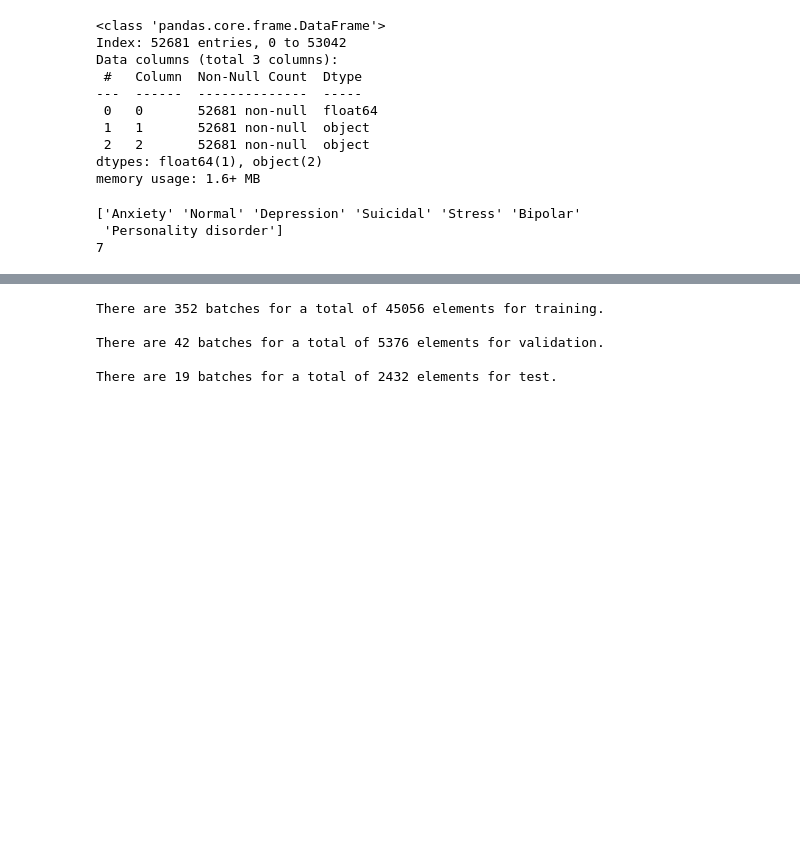
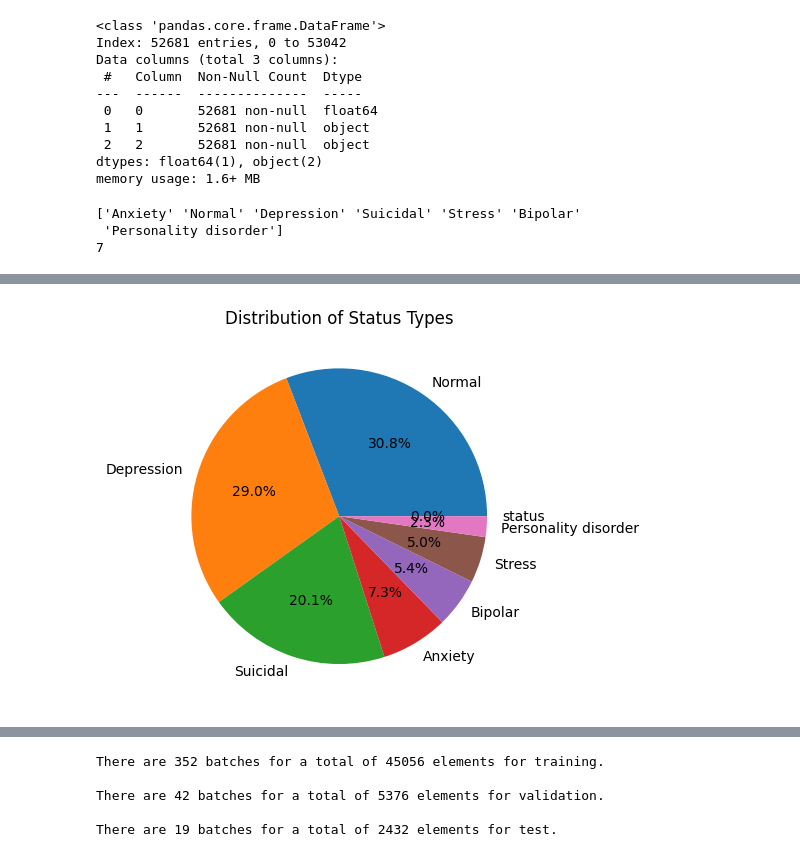
Before and after one commit to prasetyodidi/capstone-mental-health, a Jupyter notebook: mental_health_tensorflow.ipynb, the cells around one changed output, grey strips where cells are left out. Saved outputs shown, nothing was run; the diff lists cells and outputs as text; code cells hidden in the pictures; blank space fills up the shorter version.

```diff
--- a/mental_health_tensorflow.ipynb
+++ b/mental_health_tensorflow.ipynb
@@ -96,3 +109,11 @@ print(len(statuses))
+# %%
+# Assuming df is already loaded as in the provided code
+df[2].value_counts().plot(kind='pie', autopct='%1.1f%%')
+plt.title("Distribution of Status Types")
+plt.ylabel("")  # Remove the y-axis label
+plt.show()
+# %% [output]
+[figure, added]
 # %%
 # Standardize labels so they have
 # 'Anxiety'              => 0
```
Also changed, not shown: parts of 19 cells of this notebook.
